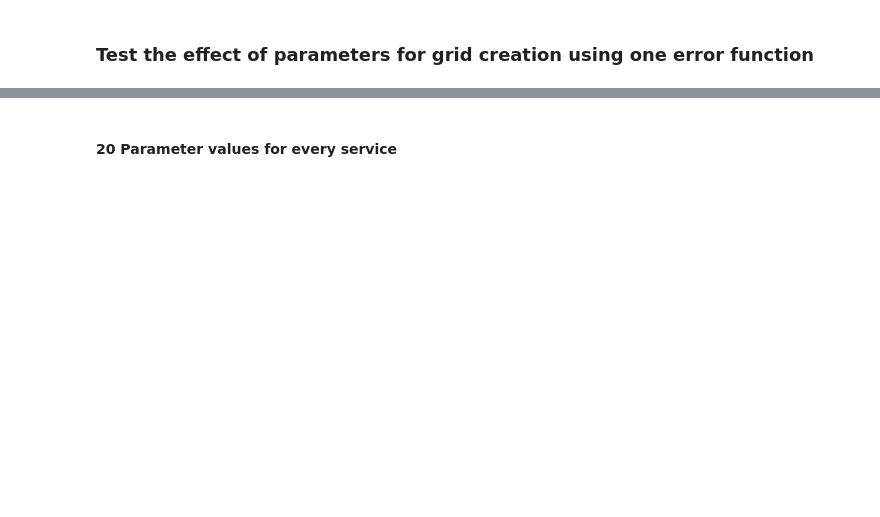
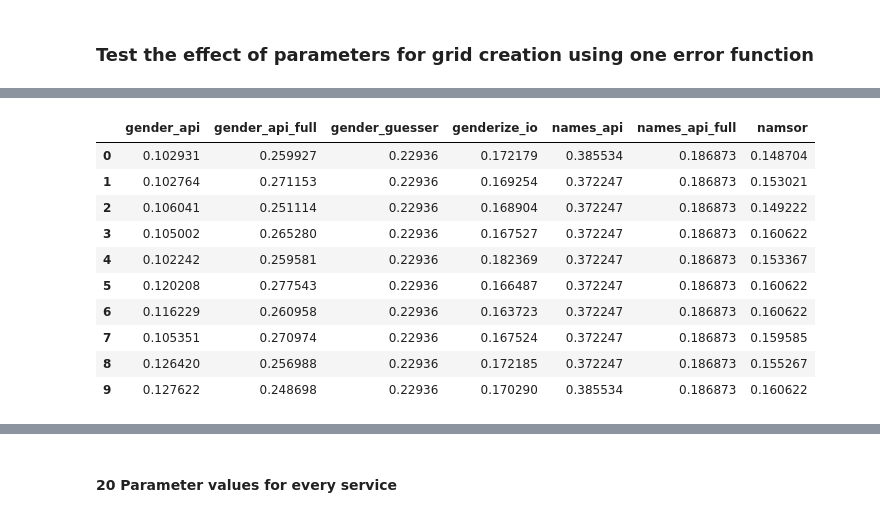
Before and after one commit to GenderGapSTEM-PublicationAnalysis/name_gender_inference, a Jupyter notebook: Parameter_tuning.ipynb, the cells around one changed output, grey strips where cells are left out. Saved outputs shown, nothing was run; the diff lists cells and outputs as text; code cells hidden in the pictures; blank space fills up the shorter version.

```diff
--- a/Parameter_tuning.ipynb
+++ b/Parameter_tuning.ipynb
@@ -291,7 +313,7 @@ def prepare_for_tuning(e):
     e.shuffle_data()
     return e
 
-def tune(error_func, grids, constraint_func=None, constraint_val=None):
+def tune(error_func, grids, constraint_func=None, constraint_val=None, verbose=True):
     service_to_test_error = {}
     for s in REGISTERED_EVALUATORS:
         evaluator = s('all')
@@ -302,6 +324,19 @@ def tune(error_func, grids, constraint_func=None, constraint_val=None):
 
         grid = grids[evaluator_name]
         mean_test_error = evaluator.compute_cv_score(n_splits=5, param_grid=grid, error_func=error_func,
-                                                    constraint_func=constraint_func, constraint_val=constraint_val)
+                                                    constraint_func=constraint_func, constraint_val=constraint_val,
+                                                    verbose=verbose)
         service_to_test_error[evaluator_name] = mean_test_error
     return service_to_test_error
+
+def tune_repeat(error_func, grid_size, n_repeat=10, constraint_func=None, constraint_val=None, verbose=False):
+    list_of_service_to_test_error = []
+    for i in range(n_repeat):
+        grids = build_grid_for_all_services(n_iter=grid_size, method='constant', random_state=i)
+        service_to_test_error = tune(error_func, grids, constraint_func=constraint_func,
+                                                  constraint_val=constraint_val, verbose=verbose)
+        list_of_service_to_test_error.append(list(sorted(service_to_test_error.items(), key=lambda t: t[1])))
+    return list_of_service_to_test_error
+# %%
+result = tune_repeat(error_func=Evaluator.compute_error_with_unknown, grid_size=30, n_repeat=10,
+                     constraint_func=Evaluator.compute_error_without_unknown, constraint_val=0.05, verbose=True)
@@ -307,0 +373,8 @@ def tune(error_func, grids, constraint_func=None, constraint_val=None):
+# %%
+first_service, second_service = [], []
+for item in result:
+    print(item[0], item[1])
+    first_service.append(item[0][0])
+    second_service.append(item[1][0])
+
+print(Counter(first_service), Counter(second_service))
@@ -307,0 +393,17 @@ def tune(error_func, grids, constraint_func=None, constraint_val=None):
+# %%
+data = [{i[0]:i[1] for i in item} for item in result]
+df = pd.DataFrame.from_dict(data)
+# %%
+df
+# %% [output]
+|  | gender_api | gender_api_full | gender_guesser | genderize_io | names_api | names_api_full | namsor |
+| 0 | 0.102931 | 0.259927 | 0.22936 | 0.172179 | 0.385534 | 0.186873 | 0.148704 |
+| 1 | 0.102764 | 0.271153 | 0.22936 | 0.169254 | 0.372247 | 0.186873 | 0.153021 |
+| 2 | 0.106041 | 0.251114 | 0.22936 | 0.168904 | 0.372247 | 0.186873 | 0.149222 |
+| 3 | 0.105002 | 0.265280 | 0.22936 | 0.167527 | 0.372247 | 0.186873 | 0.160622 |
+| 4 | 0.102242 | 0.259581 | 0.22936 | 0.182369 | 0.372247 | 0.186873 | 0.153367 |
+| 5 | 0.120208 | 0.277543 | 0.22936 | 0.166487 | 0.372247 | 0.186873 | 0.160622 |
+| 6 | 0.116229 | 0.260958 | 0.22936 | 0.163723 | 0.372247 | 0.186873 | 0.160622 |
+| 7 | 0.105351 | 0.270974 | 0.22936 | 0.167524 | 0.372247 | 0.186873 | 0.159585 |
+| 8 | 0.126420 | 0.256988 | 0.22936 | 0.172185 | 0.372247 | 0.186873 | 0.155267 |
+| 9 | 0.127622 | 0.248698 | 0.22936 | 0.170290 | 0.385534 | 0.186873 | 0.160622 |
```
Also changed, not shown: parts of 25 cells of this notebook, 2 other files.
